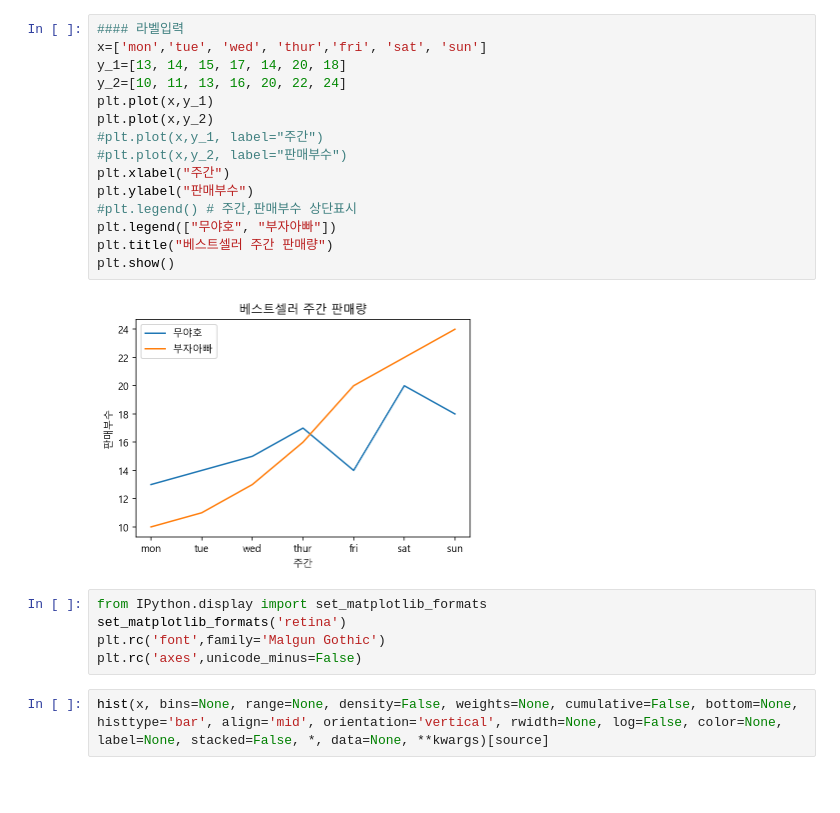
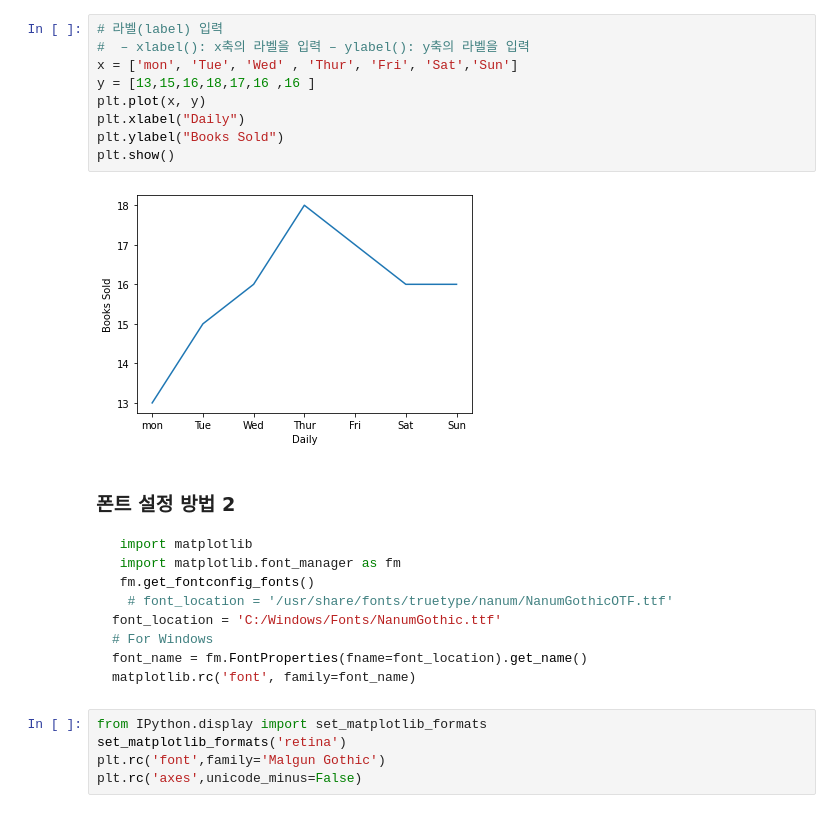
Before and after one commit to sangwookl/data_engineering, a Jupyter notebook: Matplotlib.ipynb, the cells around one changed output. Cells and saved outputs as stored; diff of their text form; blank space fills up the shorter version.

Commit message:
data engineering

````diff
--- a/Matplotlib.ipynb
+++ b/Matplotlib.ipynb
@@ -40,24 +37,29 @@ plt.show()
-# %%
-#### 라벨입력
-x=['mon','tue', 'wed', 'thur','fri', 'sat', 'sun']
-y_1=[13, 14, 15, 17, 14, 20, 18]
-y_2=[10, 11, 13, 16, 20, 22, 24]
-plt.plot(x,y_1)
-plt.plot(x,y_2)
-#plt.plot(x,y_1, label="주간")
-#plt.plot(x,y_2, label="판매부수")
-plt.xlabel("주간")
-plt.ylabel("판매부수")
-#plt.legend() # 주간,판매부수 상단표시
-plt.legend(["무야호", "부자아빠"])
-plt.title("베스트셀러 주간 판매량")
-plt.show()
-# %% [output]
-[figure, removed]
+# %%
+# 라벨(label) 입력
+#  – xlabel(): x축의 라벨을 입력 – ylabel(): y축의 라벨을 입력
+x = ['mon', 'Tue', 'Wed' , 'Thur', 'Fri', 'Sat','Sun']
+y = [13,15,16,18,17,16 ,16 ]
+plt.plot(x, y)
+plt.xlabel("Daily")
+plt.ylabel("Books Sold")
+plt.show()
+# %% [output]
+[figure, added]
+# %% [markdown]
+### 폰트 설정 방법 2
+
+```python
+ import matplotlib
+ import matplotlib.font_manager as fm
+ fm.get_fontconfig_fonts()
+  # font_location = '/usr/share/fonts/truetype/nanum/NanumGothicOTF.ttf'
+font_location = 'C:/Windows/Fonts/NanumGothic.ttf'
+# For Windows
+font_name = fm.FontProperties(fname=font_location).get_name()
+matplotlib.rc('font', family=font_name)
+```
 # %%
 from IPython.display import set_matplotlib_formats
 set_matplotlib_formats('retina')
 plt.rc('font',family='Malgun Gothic')
 plt.rc('axes',unicode_minus=False)
-# %%
-hist(x, bins=None, range=None, density=False, weights=None, cumulative=False, bottom=None, histtype='bar', align='mid', orientation='vertical', rwidth=None, log=False, color=None, label=None, stacked=False, *, data=None, **kwargs)[source]
````
Also changed, not shown: parts of 26 cells of this notebook, 26 other files.
